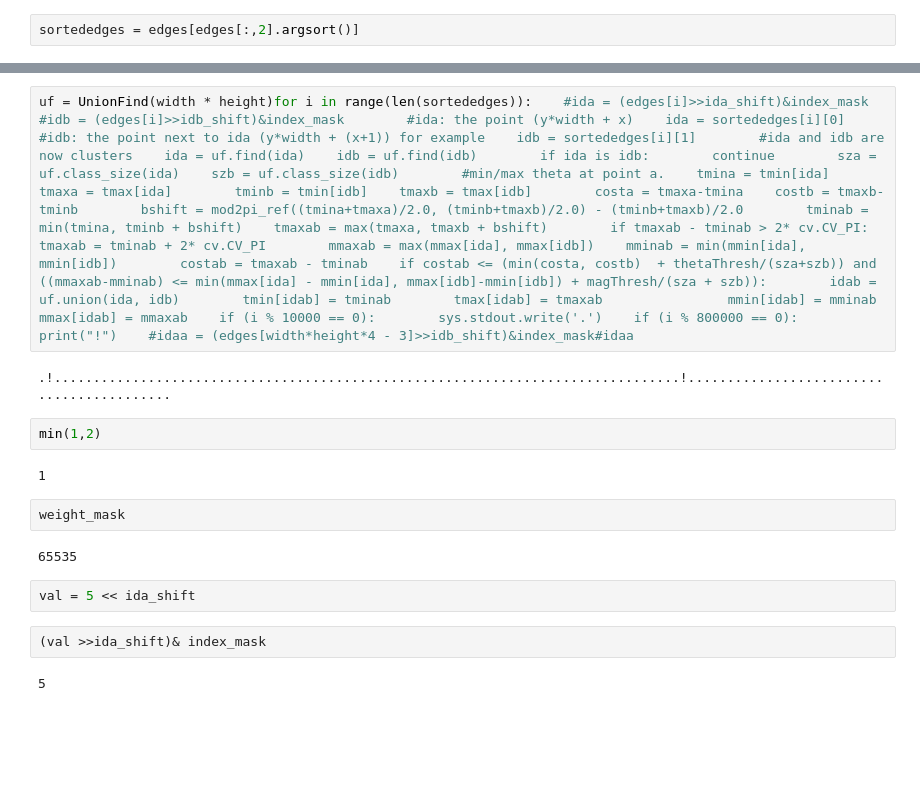
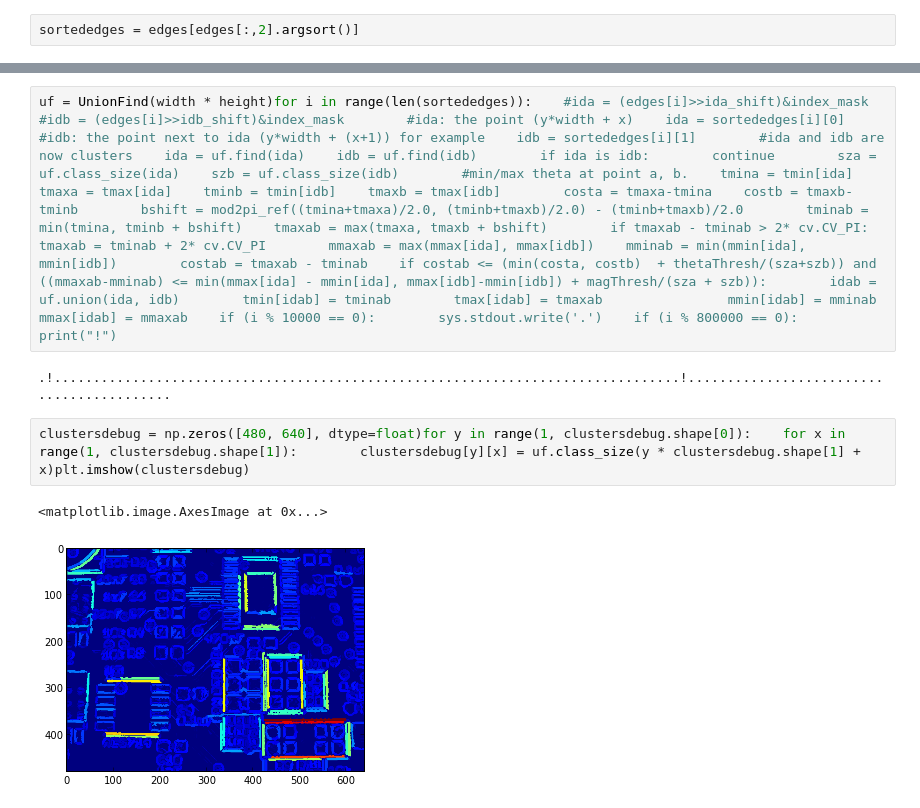
Before and after one commit to andrewjchen/pnp, a Jupyter notebook: notebook/tracker.ipynb, the cells around one changed output, grey strips where cells are left out. Drawn from its saved outputs; the diff is of its cells as text; blank space fills up the shorter version.

Commit message:
added debug images, regression WIP

```diff
--- a/notebook/tracker.ipynb
+++ b/notebook/tracker.ipynb
@@ -50,18 +42,9 @@ array([[    0,     0,     0],       [    0,     0,     0],       [    0,     0,
 # %%
-uf = UnionFind(width * height)for i in range(len(sortededges)):    #ida = (edges[i]>>ida_shift)&index_mask    #idb = (edges[i]>>idb_shift)&index_mask        #ida: the point (y*width + x)    ida = sortededges[i][0]    #idb: the point next to ida (y*width + (x+1)) for example    idb = sortededges[i][1]        #ida and idb are now clusters    ida = uf.find(ida)    idb = uf.find(idb)        if ida is idb:        continue        sza = uf.class_size(ida)    szb = uf.class_size(idb)        #min/max theta at point a.    tmina = tmin[ida]    tmaxa = tmax[ida]        tminb = tmin[idb]    tmaxb = tmax[idb]        costa = tmaxa-tmina    costb = tmaxb-tminb        bshift = mod2pi_ref((tmina+tmaxa)/2.0, (tminb+tmaxb)/2.0) - (tminb+tmaxb)/2.0        tminab = min(tmina, tminb + bshift)    tmaxab = max(tmaxa, tmaxb + bshift)        if tmaxab - tminab > 2* cv.CV_PI:        tmaxab = tminab + 2* cv.CV_PI        mmaxab = max(mmax[ida], mmax[idb])    mminab = min(mmin[ida], mmin[idb])        costab = tmaxab - tminab    if costab <= (min(costa, costb)  + thetaThresh/(sza+szb)) and ((mmaxab-mminab) <= min(mmax[ida] - mmin[ida], mmax[idb]-mmin[idb]) + magThresh/(sza + szb)):        idab = uf.union(ida, idb)        tmin[idab] = tminab        tmax[idab] = tmaxab                mmin[idab] = mminab        mmax[idab] = mmaxab    if (i % 10000 == 0):        sys.stdout.write('.')    if (i % 800000 == 0):        print("!")    #idaa = (edges[width*height*4 - 3]>>idb_shift)&index_mask#idaa
+uf = UnionFind(width * height)for i in range(len(sortededges)):    #ida = (edges[i]>>ida_shift)&index_mask    #idb = (edges[i]>>idb_shift)&index_mask        #ida: the point (y*width + x)    ida = sortededges[i][0]    #idb: the point next to ida (y*width + (x+1)) for example    idb = sortededges[i][1]        #ida and idb are now clusters    ida = uf.find(ida)    idb = uf.find(idb)        if ida is idb:        continue        sza = uf.class_size(ida)    szb = uf.class_size(idb)        #min/max theta at point a, b.    tmina = tmin[ida]    tmaxa = tmax[ida]    tminb = tmin[idb]    tmaxb = tmax[idb]        costa = tmaxa-tmina    costb = tmaxb-tminb        bshift = mod2pi_ref((tmina+tmaxa)/2.0, (tminb+tmaxb)/2.0) - (tminb+tmaxb)/2.0        tminab = min(tmina, tminb + bshift)    tmaxab = max(tmaxa, tmaxb + bshift)        if tmaxab - tminab > 2* cv.CV_PI:        tmaxab = tminab + 2* cv.CV_PI        mmaxab = max(mmax[ida], mmax[idb])    mminab = min(mmin[ida], mmin[idb])        costab = tmaxab - tminab    if costab <= (min(costa, costb)  + thetaThresh/(sza+szb)) and ((mmaxab-mminab) <= min(mmax[ida] - mmin[ida], mmax[idb]-mmin[idb]) + magThresh/(sza + szb)):        idab = uf.union(ida, idb)        tmin[idab] = tminab        tmax[idab] = tmaxab                mmin[idab] = mminab        mmax[idab] = mmaxab    if (i % 10000 == 0):        sys.stdout.write('.')    if (i % 800000 == 0):        print("!")
 # %% [output]
 .!................................................................................!..........................................
-# %%
-min(1,2)
-# %% [output]
-1
-# %%
-weight_mask
-# %% [output]
-65535
-# %%
-val = 5 << ida_shift
-# %%
-(val >>ida_shift)& index_mask
-# %% [output]
-5
+# %%
+clustersdebug = np.zeros([480, 640], dtype=float)for y in range(1, clustersdebug.shape[0]):    for x in range(1, clustersdebug.shape[1]):        clustersdebug[y][x] = uf.class_size(y * clustersdebug.shape[1] + x)plt.imshow(clustersdebug)
+# %% [output]
+<matplotlib.image.AxesImage at 0x...>
+[figure, added]
```
Also changed, not shown: parts of 11 cells of this notebook.
